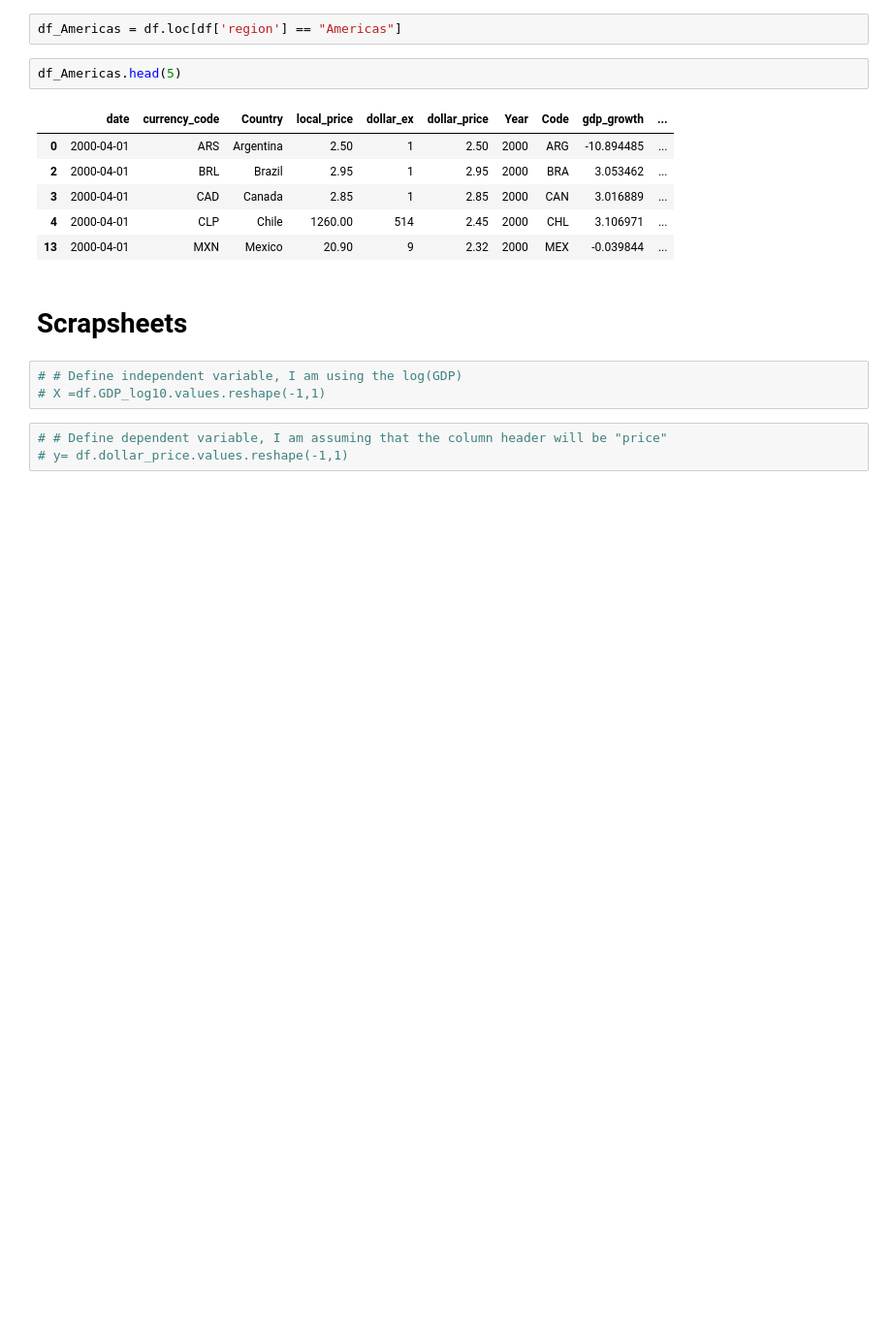
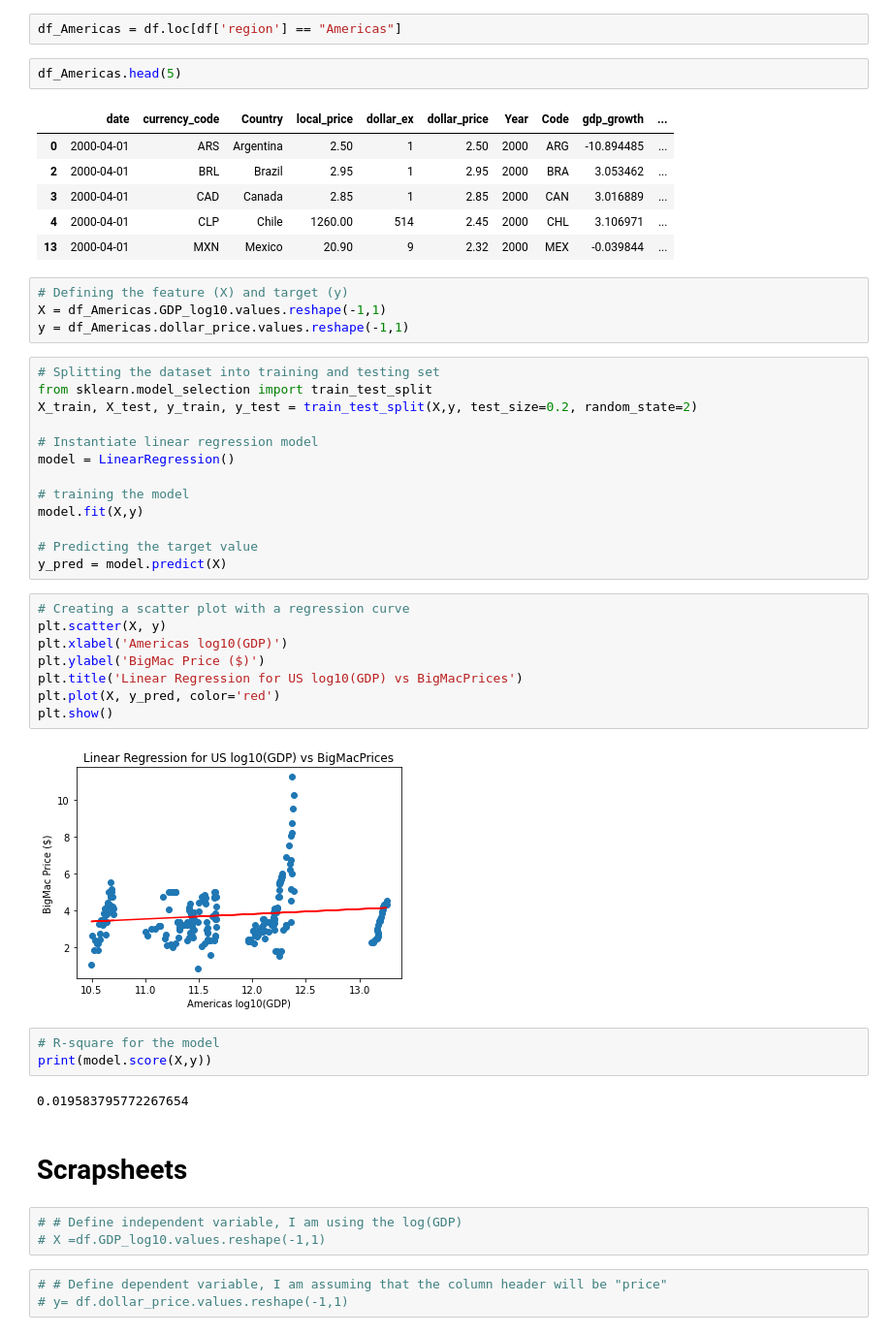
Before and after one commit to bolwerk-b/Final-Project, a Jupyter notebook: machine learning/Machine_Learning_models-final.ipynb, the cells around one changed output. Shown: that part at 97% size. Drawn from its saved outputs; the diff is of its cells as text; blank space fills up the shorter version.

Commit message:
Updating ML *final file and creating a sandbox

```diff
--- a/machine learning/Machine_Learning_models-final.ipynb
+++ b/machine learning/Machine_Learning_models-final.ipynb
@@ -431,6 +431,38 @@ df_Americas.head(5)
 | 3 | 2000-04-01 | CAD | Canada | 2.85 | 1 | 2.85 | 2000 | CAN | 3.016889 | ... |
 | 4 | 2000-04-01 | CLP | Chile | 1260.00 | 514 | 2.45 | 2000 | CHL | 3.106971 | ... |
 | 13 | 2000-04-01 | MXN | Mexico | 20.90 | 9 | 2.32 | 2000 | MEX | -0.039844 | ... |
+# %%
+# Defining the feature (X) and target (y)
+X = df_Americas.GDP_log10.values.reshape(-1,1)
+y = df_Americas.dollar_price.values.reshape(-1,1)
+# %%
+# Splitting the dataset into training and testing set
+from sklearn.model_selection import train_test_split
+X_train, X_test, y_train, y_test = train_test_split(X,y, test_size=0.2, random_state=2)
+
+# Instantiate linear regression model
+model = LinearRegression()
+
+# training the model
+model.fit(X,y)
+
+# Predicting the target value
+y_pred = model.predict(X)
+# %%
+# Creating a scatter plot with a regression curve
+plt.scatter(X, y)
+plt.xlabel('Americas log10(GDP)')
+plt.ylabel('BigMac Price ($)')
+plt.title('Linear Regression for US log10(GDP) vs BigMacPrices')
+plt.plot(X, y_pred, color='red')
+plt.show()
+# %% [output]
+[figure, added]
+# %%
+# R-square for the model
+print(model.score(X,y))
+# %% [output]
+0.019583795772267654
 # %% [markdown]
 # Scrapsheets
 # %%
```
Also changed, not shown: parts of 1 cell of this notebook, 1 other file.
